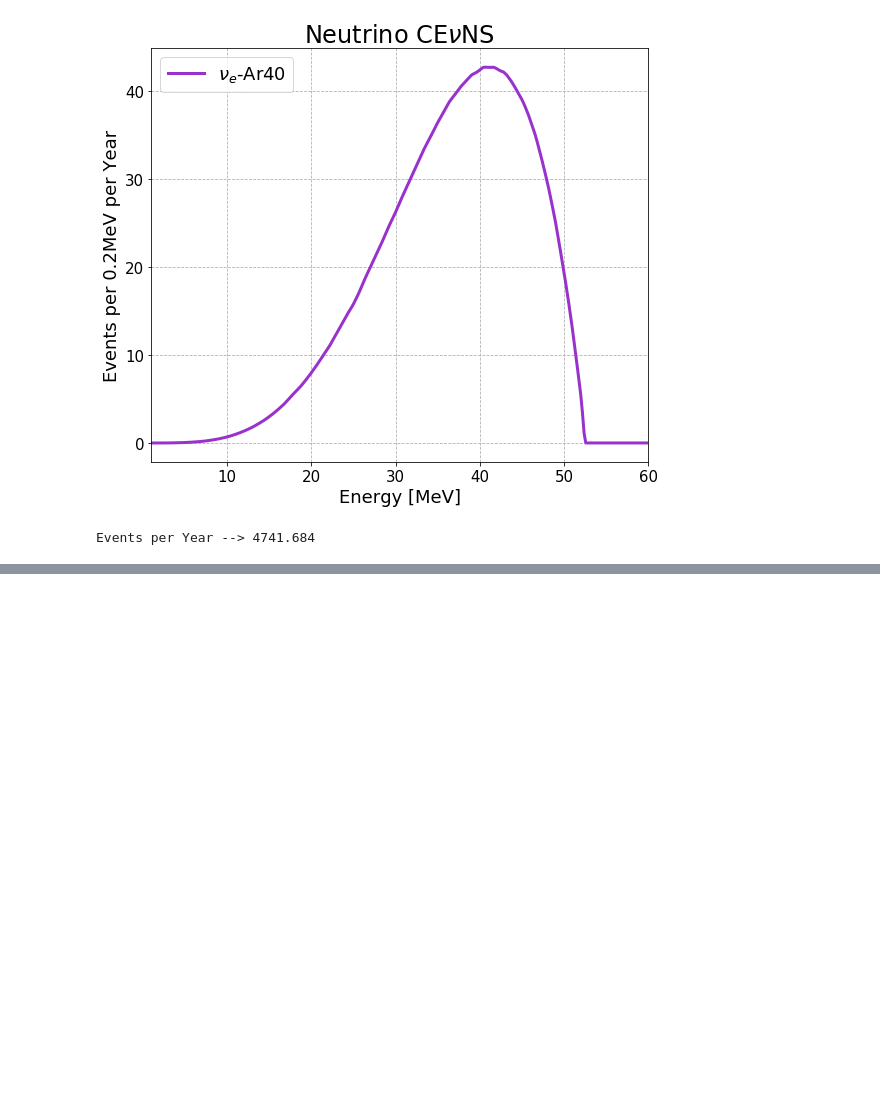
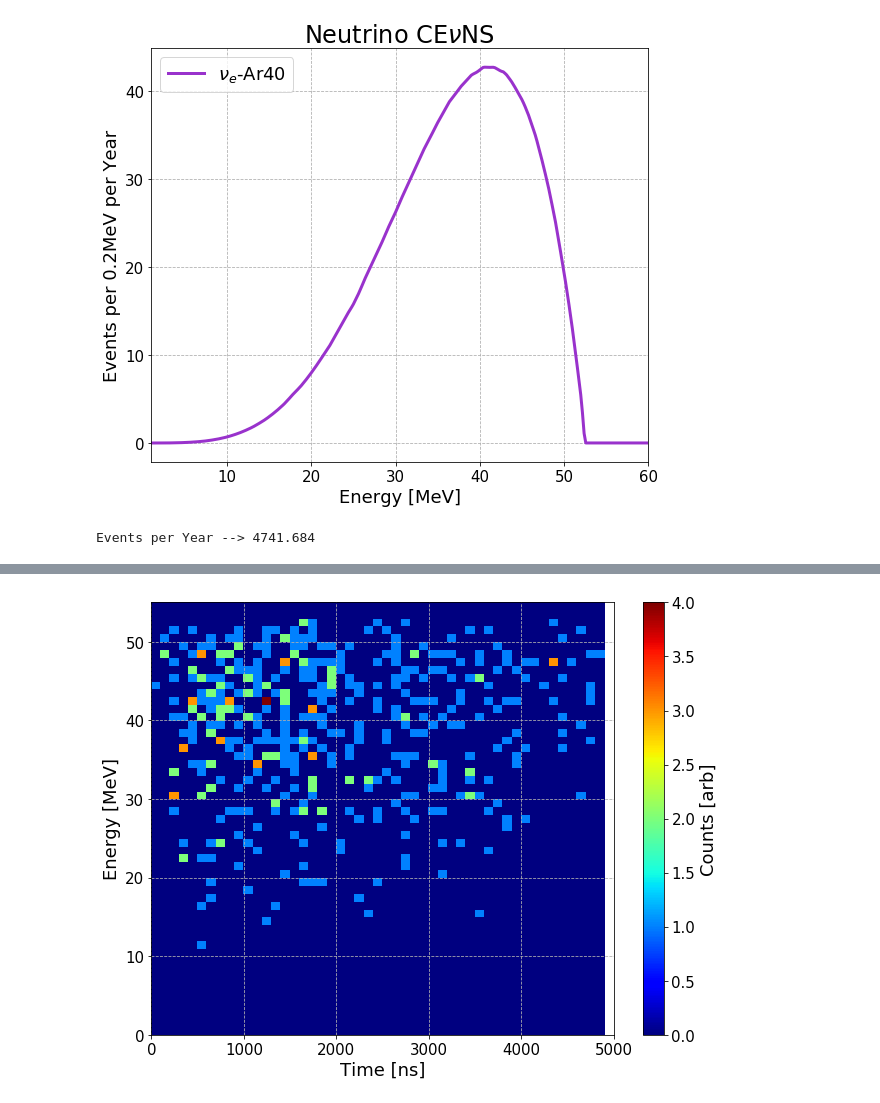
Before and after one commit to yuntsebaryon/SNS_LAr, a Jupyter notebook: Rate_calculation.ipynb, the cells around one changed output, grey strips where cells are left out. Saved outputs shown, nothing was run; the diff lists cells and outputs as text; code cells hidden in the pictures; blank space fills up the shorter version.

```diff
--- a/Rate_calculation.ipynb
+++ b/Rate_calculation.ipynb
@@ -133,0 +227,46 @@ Events per Year --> 4741.684
+# %%
+T = []
+E = []
+for q in range(88*3):
+    ran = np.random.uniform(0,1,int(1))[0]
+    T.append(CDF_T_e_mub(ran))
+    ran = np.random.uniform(0,1,int(1))[0]
+    E.append(CDF_XS_nue(ran))
+
+for q in range(66*3):
+    ran = np.random.uniform(0,1,int(1))[0]
+    T.append(CDF_T_e_mub(ran))
+    ran = np.random.uniform(0,1,int(1))[0]
+    E.append(CDF_XS_numub(ran))
+
+for q in range(1*3):
+    ran = np.random.uniform(0,1,int(1))[0]
+    T.append(CDF_T_mu(ran))
+    ran = np.random.uniform(0,1,int(1))[0]
+#     E.append(CDF_XS_numu(ran))
+    E.append(30)
+# %%
+bins = [np.arange(0, 5000, 100), np.arange(0, 80, 1)]
+# %%
+plt.figure(figsize=(9,7))
+
+# plt.hist2d(T, E, bins=bins, cmap=plt.cm.jet, norm=LogNorm())
+plt.hist2d(T, E, bins=bins, cmap=plt.cm.jet)
+
+# plt.legend(loc='upper left',ncol=1,fontsize=18)
+plt.xticks(fontsize=15)
+plt.yticks(fontsize=15)
+plt.grid(which="both",linestyle='--')
+plt.ylabel('Energy [MeV]',fontsize=18)
+plt.xlabel(r'Time [ns]',fontsize=18)
+cb = plt.colorbar()
+cb.ax.tick_params(labelsize=15)
+cb.set_label('Counts [arb]',fontsize=18)
+
+plt.xlim(0,5000)
+plt.ylim(0,55)
+plt.tight_layout()
+# plt.savefig("Nu_Coherent_N C_2dhist.pdf")
+plt.show()
+# %% [output]
+[figure, added]
```
Also changed, not shown: parts of 11 cells of this notebook, 7 other files.
